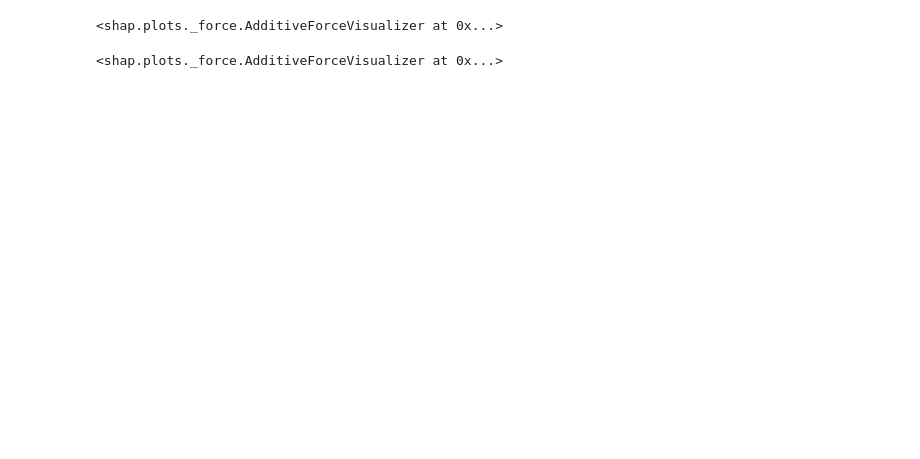
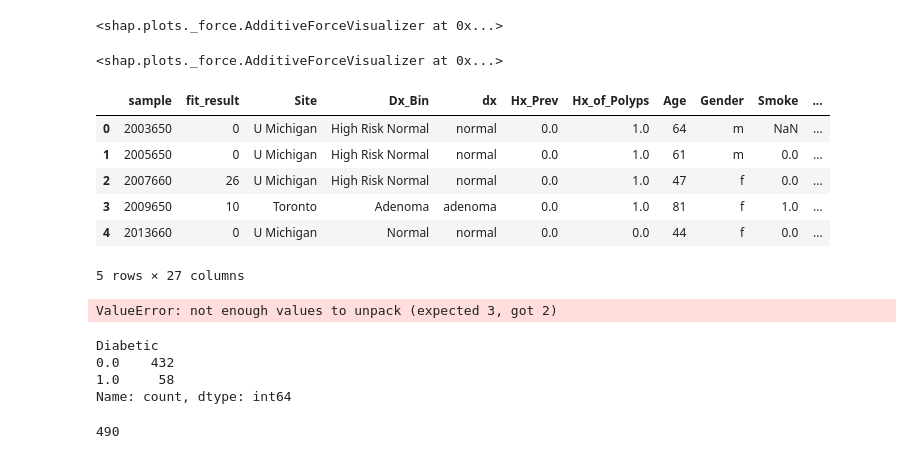
Before and after one commit to kayvinsoo7/mBio_study_improv, a Jupyter notebook: codes/main.ipynb, the cells around one changed output. Cells and saved outputs as stored; diff of their text form; code cells hidden in the pictures; blank space fills up the shorter version.

```diff
--- a/codes/main.ipynb
+++ b/codes/main.ipynb
@@ -148,3 +166,22 @@ local_explainer_xgb(41)
 local_explainer_logit(41)
 # %% [output]
 <shap.plots._force.AdditiveForceVisualizer at 0x...>
+# %%
+meta.head()
+# %% [output]
+|  | sample | fit_result | Site | Dx_Bin | dx | Hx_Prev | Hx_of_Polyps | Age | Gender | Smoke | ... |
+| 0 | 2003650 | 0 | U Michigan | High Risk Normal | normal | 0.0 | 1.0 | 64 | m | NaN | ... |
+| 1 | 2005650 | 0 | U Michigan | High Risk Normal | normal | 0.0 | 1.0 | 61 | m | 0.0 | ... |
+| 2 | 2007660 | 26 | U Michigan | High Risk Normal | normal | 0.0 | 1.0 | 47 | f | 0.0 | ... |
+| 3 | 2009650 | 10 | Toronto | Adenoma | adenoma | 0.0 | 1.0 | 81 | f | 1.0 | ... |
+| 4 | 2013660 | 0 | U Michigan | Normal | normal | 0.0 | 0.0 | 44 | f | 0.0 | ... |
+5 rows × 27 columns
+# %%
+from preprocess1 import process_SRNdata
+shared = pd.read_table("../data/baxter.0.03.subsample.shared")
+meta = pd.read_table("../data/metadata.tsv")
+
+# Define x (features) and y (labels)
+x11, y11, data11 = process_SRNdata(shared, meta)
+# %% [output]
+ValueError: not enough values to unpack (expected 3, got 2)
@@ -150,0 +190,11 @@ local_explainer_logit(41)
+# %%
+meta.Diabetic.value_counts(dropna=False)
+# %% [output]
+Diabetic
+0.0    432
+1.0     58
+Name: count, dtype: int64
+# %%
+meta.s
+# %% [output]
+490
```
Also changed, not shown: parts of 4 cells of this notebook, 1 other file.
